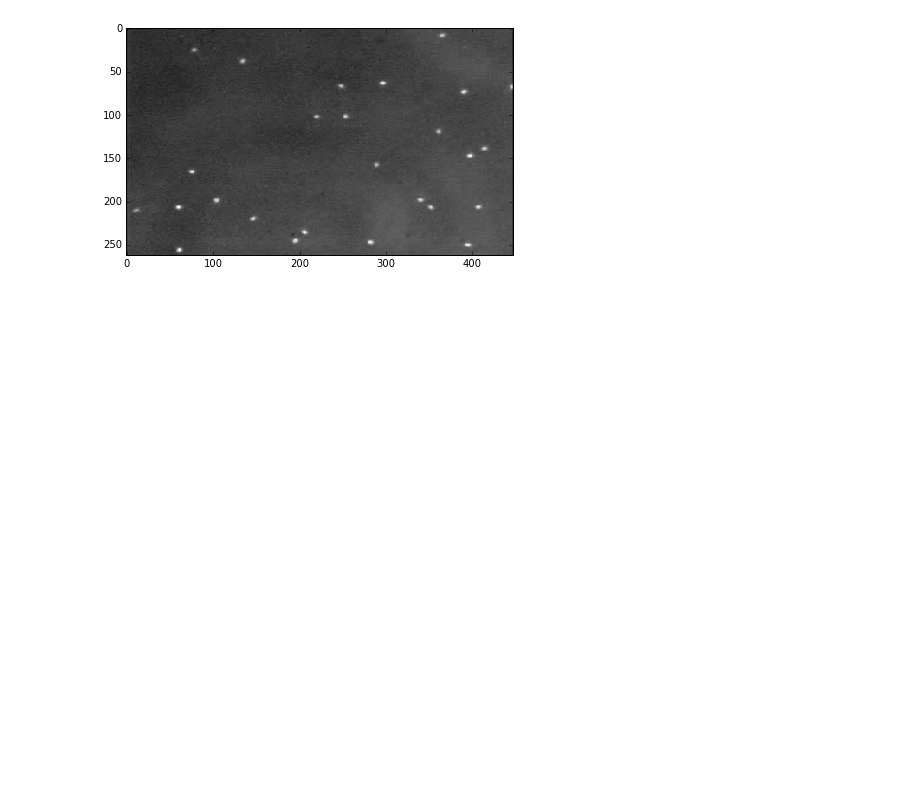
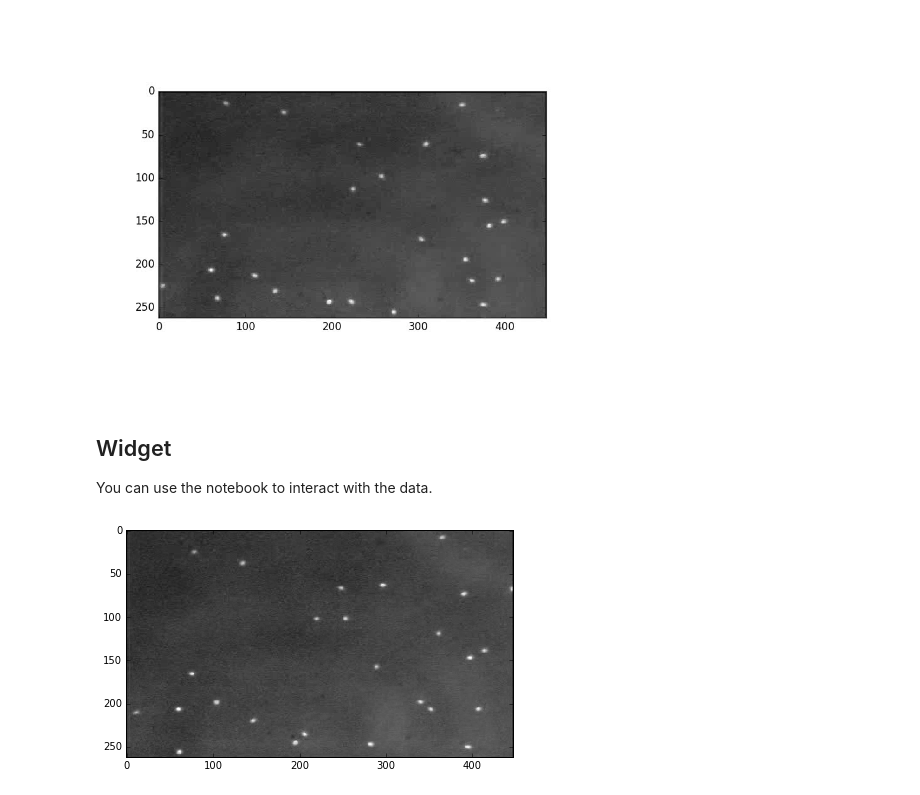
Before and after one commit to bioimage-analysis/cell_tracking, a Jupyter notebook: Cell_Tracking.ipynb, the cells around one changed output. Saved outputs shown, nothing was run; the diff lists cells and outputs as text; code cells hidden in the pictures; blank space fills up the shorter version.

Commit message:
new notebook

```diff
--- a/Cell_Tracking.ipynb
+++ b/Cell_Tracking.ipynb
@@ -5,3 +28,8 @@
+# %%
+from IPython.display import Image
+Image('swimmingalgae.gif', format='jpg', width=500)
+# %% [output]
+[figure, added]
 # %%
 from tracking import *
 from flatten_images import *
@@ -13,6 +41,10 @@ from IPython.html.widgets import interact, fixed, IntSlider
 img = io.imread("SwimmingAlgae.tif")
 # %%
 nt, ny, nx = img.shape
+# %% [markdown]
+## Widget
+
+You can use the notebook to interact with the data.
 # %%
 @interact(image = fixed(img), x=(0, nt-1, 1))
 def show_frame(image, x=5):
```
Also changed, not shown: parts of 6 cells of this notebook, 1 other file.
